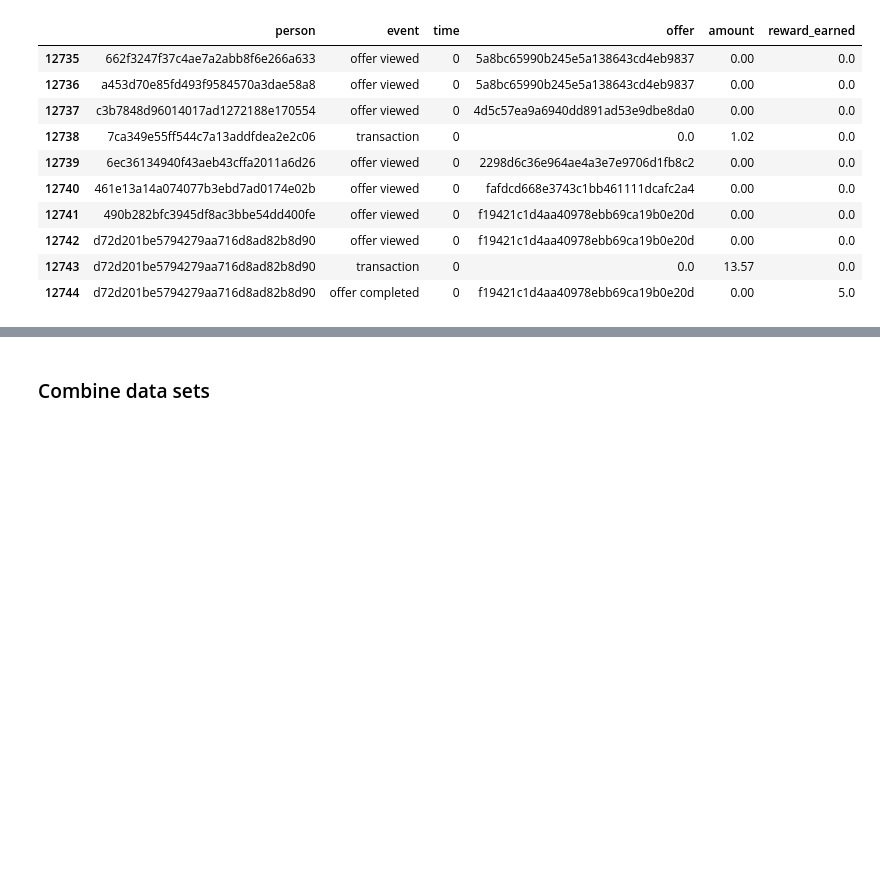
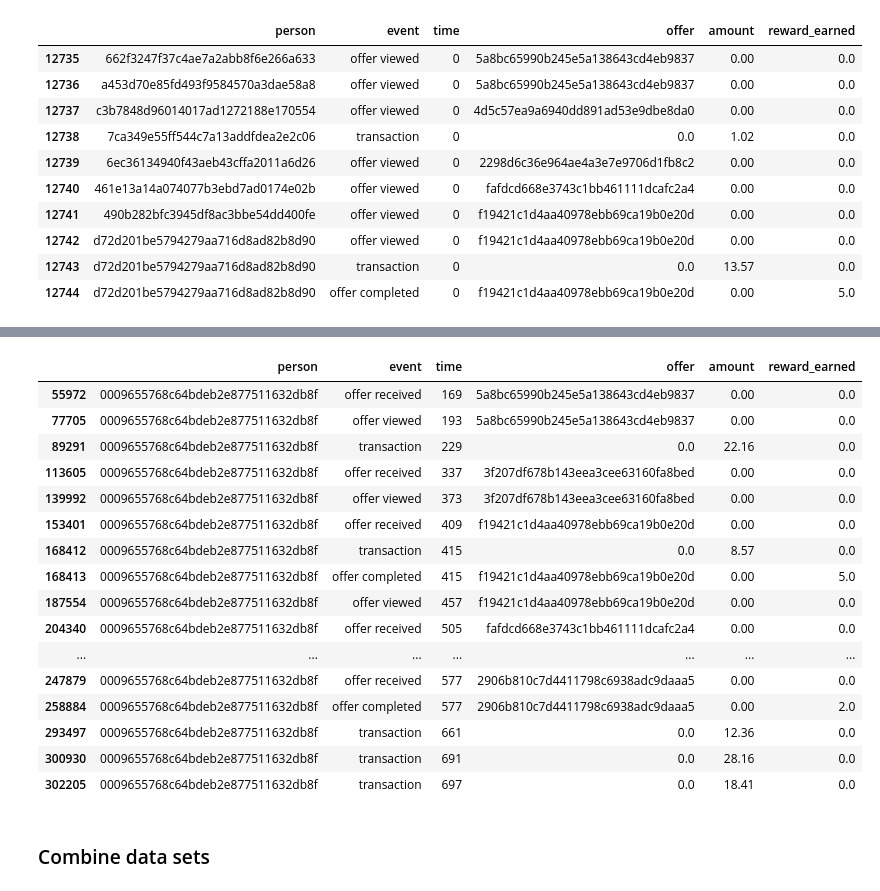
Before and after one commit to natashk/Starbucks-Capstone, a Jupyter notebook: Starbucks_Capstone_notebook.ipynb, the cells around one changed output, grey strips where cells are left out. Saved outputs shown, nothing was run; the diff lists cells and outputs as text; code cells hidden in the pictures; blank space fills up the shorter version.

```diff
--- a/Starbucks_Capstone_notebook.ipynb
+++ b/Starbucks_Capstone_notebook.ipynb
@@ -348,3 +854,23 @@ new_transactions.iloc[12735:12745,:]
+# %%
+new_transactions[(new_transactions.duplicated(subset=['person'],keep=False))].sort_values(by=['person','time','offer']).head(20)
+# %% [output]
+|  | person | event | time | offer | amount | reward_earned |
+| 55972 | 0009655768c64bdeb2e877511632db8f | offer received | 169 | 5a8bc65990b245e5a138643cd4eb9837 | 0.00 | 0.0 |
+| 77705 | 0009655768c64bdeb2e877511632db8f | offer viewed | 193 | 5a8bc65990b245e5a138643cd4eb9837 | 0.00 | 0.0 |
+| 89291 | 0009655768c64bdeb2e877511632db8f | transaction | 229 | 0.0 | 22.16 | 0.0 |
+| 113605 | 0009655768c64bdeb2e877511632db8f | offer received | 337 | 3f207df678b143eea3cee63160fa8bed | 0.00 | 0.0 |
+| 139992 | 0009655768c64bdeb2e877511632db8f | offer viewed | 373 | 3f207df678b143eea3cee63160fa8bed | 0.00 | 0.0 |
+| 153401 | 0009655768c64bdeb2e877511632db8f | offer received | 409 | f19421c1d4aa40978ebb69ca19b0e20d | 0.00 | 0.0 |
+| 168412 | 0009655768c64bdeb2e877511632db8f | transaction | 415 | 0.0 | 8.57 | 0.0 |
+| 168413 | 0009655768c64bdeb2e877511632db8f | offer completed | 415 | f19421c1d4aa40978ebb69ca19b0e20d | 0.00 | 5.0 |
+| 187554 | 0009655768c64bdeb2e877511632db8f | offer viewed | 457 | f19421c1d4aa40978ebb69ca19b0e20d | 0.00 | 0.0 |
+| 204340 | 0009655768c64bdeb2e877511632db8f | offer received | 505 | fafdcd668e3743c1bb461111dcafc2a4 | 0.00 | 0.0 |
+| ... | ... | ... | ... | ... | ... | ... |
+| 247879 | 0009655768c64bdeb2e877511632db8f | offer received | 577 | 2906b810c7d4411798c6938adc9daaa5 | 0.00 | 0.0 |
+| 258884 | 0009655768c64bdeb2e877511632db8f | offer completed | 577 | 2906b810c7d4411798c6938adc9daaa5 | 0.00 | 2.0 |
+| 293497 | 0009655768c64bdeb2e877511632db8f | transaction | 661 | 0.0 | 12.36 | 0.0 |
+| 300930 | 0009655768c64bdeb2e877511632db8f | transaction | 691 | 0.0 | 28.16 | 0.0 |
+| 302205 | 0009655768c64bdeb2e877511632db8f | transaction | 697 | 0.0 | 18.41 | 0.0 |
 # %% [markdown]
 ### Combine data sets
 # %%
```
Also changed, not shown: parts of 55 cells of this notebook.
